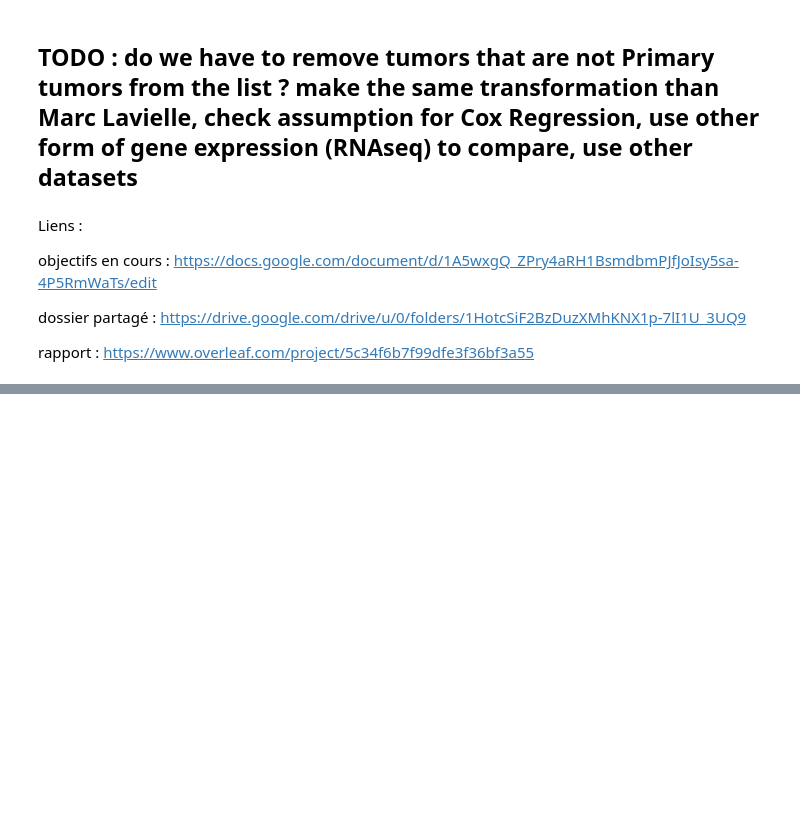
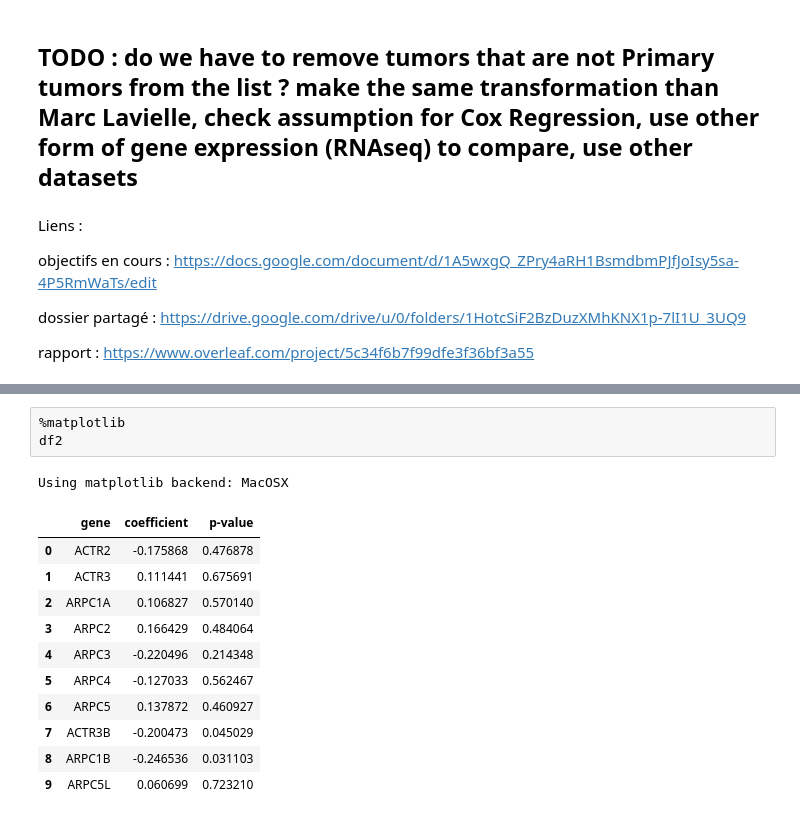
Before and after one commit to StephaneBereux/PSC, a Jupyter notebook: xena_scraping.ipynb, the cells around one changed output, grey strips where cells are left out. Saved outputs shown, nothing was run; the diff lists cells and outputs as text; blank space fills up the shorter version.

```diff
--- a/xena_scraping.ipynb
+++ b/xena_scraping.ipynb
@@ -163,0 +195,16 @@ rapport : https://www.overleaf.com/project/5c34f6b7f99dfe3f36bf3a55
+# %%
+%matplotlib
+df2
+# %% [output]
+Using matplotlib backend: MacOSX
+|  | gene | coefficient | p-value |
+| 0 | ACTR2 | -0.175868 | 0.476878 |
+| 1 | ACTR3 | 0.111441 | 0.675691 |
+| 2 | ARPC1A | 0.106827 | 0.570140 |
+| 3 | ARPC2 | 0.166429 | 0.484064 |
+| 4 | ARPC3 | -0.220496 | 0.214348 |
+| 5 | ARPC4 | -0.127033 | 0.562467 |
+| 6 | ARPC5 | 0.137872 | 0.460927 |
+| 7 | ACTR3B | -0.200473 | 0.045029 |
+| 8 | ARPC1B | -0.246536 | 0.031103 |
+| 9 | ARPC5L | 0.060699 | 0.723210 |
```
Also changed, not shown: parts of 10 cells of this notebook, 14 other files.
